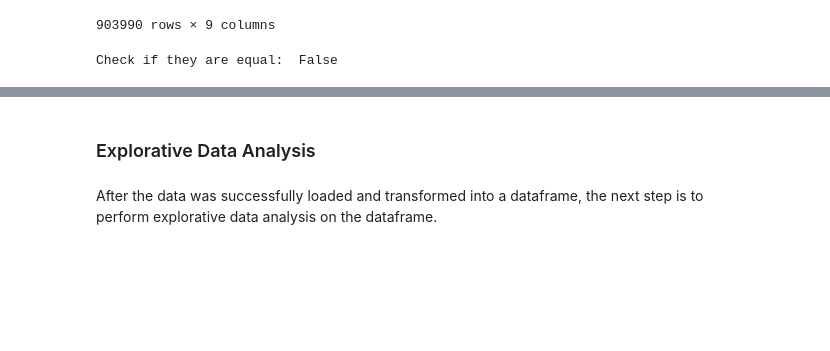
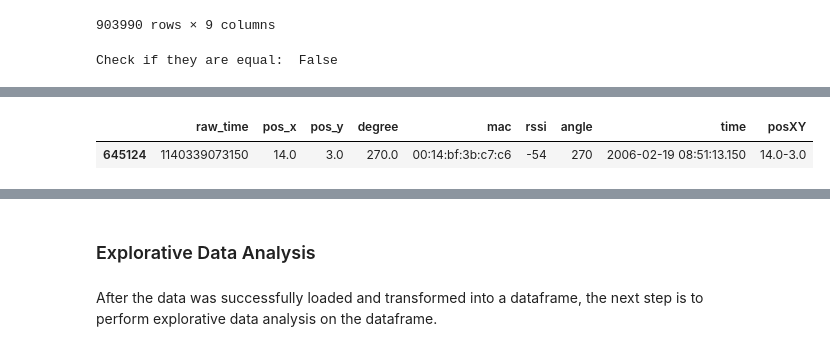
Before and after one commit to NiklasKiefer/indoor_localization, a Jupyter notebook: data_gathering.ipynb, the cells around one changed output, grey strips where cells are left out. Saved outputs shown, nothing was run; the diff lists cells and outputs as text; code cells hidden in the pictures; blank space fills up the shorter version.

```diff
--- a/data_gathering.ipynb
+++ b/data_gathering.ipynb
@@ -346,0 +383,5 @@ for i in diff_indices:
+# %%
+df_offline[df_offline["raw_time"] == 1140339073150]
+# %% [output]
+|  | raw_time | pos_x | pos_y | degree | mac | rssi | angle | time | posXY |
+| 645124 | 1140339073150 | 14.0 | 3.0 | 270.0 | 00:14:bf:3b:c7:c6 | -54 | 270 | 2006-02-19 08:51:13.150 | 14.0-3.0 |
```
Also changed, not shown: parts of 14 cells of this notebook.
